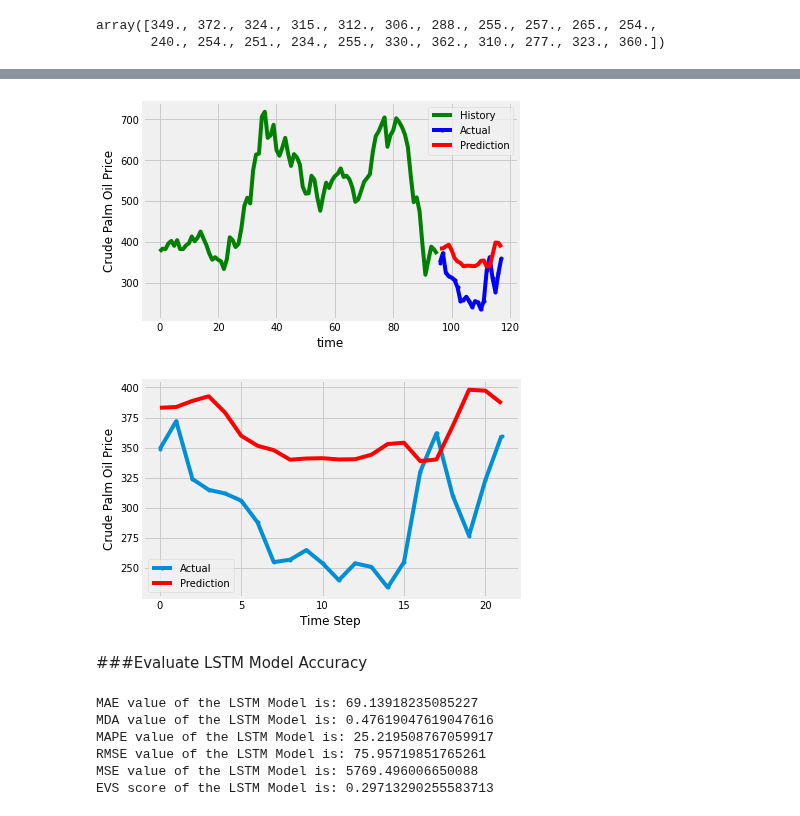
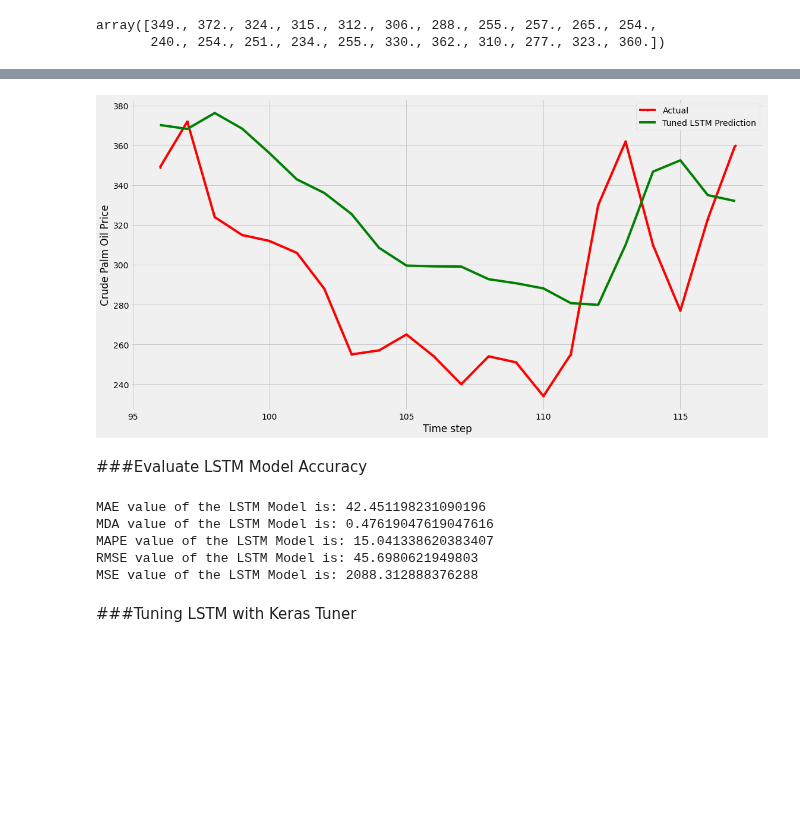
Before and after one commit to mofuoku417/Machine-Learning-Techniques-for-Multivariate-Time-Series-Forecasting-of-Crude-Palm-Oil-Prices, a Jupyter notebook: MV_LSTM.ipynb, the cells around one changed output, grey strips where cells are left out. Drawn from its saved outputs; the diff is of its cells as text; code cells hidden in the pictures; blank space fills up the shorter version.

```diff
--- a/MV_LSTM.ipynb
+++ b/MV_LSTM.ipynb
@@ -72,0 +119,3 @@ del df['date']
+# %%
+df.set_index('date', inplace=True)
+df.info()
@@ -176,8 +198,6 @@ train.head()
 # %%
-#f_transformer = RobustScaler()
 f_transformer = MinMaxScaler()
-feature_columns = ['cno_pri', 'oli_pri', 'rps_pri', 'pno_pri', 'sbo_pri', 'sfo_pri',
-                   'wti_spri', 'srad', 'q_mm', 'humidity']
+feature_columns = ['cno_pri', 'oli_pri', 'rps_pri', 'pno_pri', 'sbo_pri', 'sfo_pri']
 f_transformer = f_transformer.fit(train[feature_columns].to_numpy())
 train.loc[:, feature_columns] = f_transformer.transform(train[feature_columns].to_numpy())
 train.head()
@@ -274,0 +274,13 @@ Epoch 50/50
+# %%
+LSTM_model = tf.keras.Sequential()
+LSTM_model.add(tf.keras.layers.LSTM(units=85, activation='tanh', input_shape=(X_test.shape[1], X_test.shape[2])))
+LSTM_model.add(tf.keras.layers.Dense(64, activation='tanh'))
+LSTM_model.add(tf.keras.layers.Dense(1))
+
+# compile model using adam
+LSTM_model.compile(optimizer='adam',loss='mse',metrics=['mse'])
+# model training
+history = LSTM_model.fit(X_train, y_train, epochs=100, batch_size = 64, validation_split=0.2) #epochs = 30, batch_size = 60
+
+# model evaluation
+LSTM_model.evaluate(X_test, y_test)
@@ -311,4 +345,4 @@ _________________________________________________________________
 # %%
-y_pred = lstm_model.predict(X_test)
+y_pred = LSTM_model.predict(X_test)
 y_pred
 # %% [output]
@@ -392,46 +427,38 @@ array([383.13544, 383.76956, 388.8438 , 392.66113, 379.16568, 359.83618,
 # %%
-plt.plot(np.arange(0, len(y_train)), y_train_inv, color='green', label="History")
-plt.plot(np.arange(len(y_train), len(y_train) + len(y_test)), y_test_inv, color='blue', marker='.', label="Actual")
-plt.plot(np.arange(len(y_train), len(y_train) + len(y_test)), y_pred_inv, color='red', label="Prediction")
+plt.figure(figsize=(17,9))
+#plt.grid()
+#plt.plot(np.arange(0, len(y_train)), y_train_inv, color='green', label="History")
+plt.plot(np.arange(len(y_train), len(y_train) + len(y_test)), y_test_inv, color='red', marker='.', label="Actual")
+plt.plot(np.arange(len(y_train), len(y_train) + len(y_test)), y_pred_inv, color='green', label="Tuned LSTM Prediction")
 plt.ylabel('Crude Palm Oil Price')
-plt.xlabel('time')
+plt.xlabel('Time step')
 plt.legend()
-plt.show();
+ax.grid()
 # %% [output]
-[figure, old version]
+[figure, new version]
-# %%
-plt.plot(y_test_inv, marker='.', label="Actual")
-plt.plot(y_pred_inv, color='red', label="Prediction")
-plt.ylabel('Crude Palm Oil Price')
-plt.xlabel('Time Step')
-plt.legend()
-plt.show();
-# %% [output]
-[figure, removed]
 # %% [markdown]
 ###Evaluate LSTM Model Accuracy
 # %%
-MAE_lstm = mean_absolute_error(y_test_inv, y_pred_inv)
-print('MAE value of the LSTM Model is:', MAE_lstm)
+MAE_LSTM = mean_absolute_error(y_test_inv, y_pred_inv)
+print('MAE value of the LSTM Model is:', MAE_LSTM)
 
-MDA_lstm = mda(y_test_inv, y_pred_inv)
-print('MDA value of the LSTM Model is:', MDA_lstm)
+MDA_LSTM = mda(y_test_inv, y_pred_inv)
+print('MDA value of the LSTM Model is:', MDA_LSTM)
 
-MAPE_lstm = mean_absolute_percentage_error(y_test_inv, y_pred_inv)
-print('MAPE value of the LSTM Model is:', MAPE_lstm)
+MAPE_LSTM = mean_absolute_percentage_error(y_test_inv, y_pred_inv)
+print('MAPE value of the LSTM Model is:', MAPE_LSTM)
 
-RMSE_lstm = mean_squared_error(y_test_inv,y_pred_inv, squared=False)
-print('RMSE value of the LSTM Model is:', RMSE_lstm)
+RMSE_LSTM = mean_squared_error(y_test_inv,y_pred_inv, squared=False)
+print('RMSE value of the LSTM Model is:', RMSE_LSTM)
 
-MSE_lstm = mean_squared_error(y_test_inv,y_pred_inv)
-print('MSE value of the LSTM Model is:', MSE_lstm)
+MSE_LSTM = mean_squared_error(y_test_inv,y_pred_inv)
+print('MSE value of the LSTM Model is:', MSE_LSTM)
 
-EVS_lstm = explained_variance_score(y_test_inv, y_pred_inv)
-print('EVS score of the LSTM Model is:', EVS_lstm)
+#EVS_LSTM = explained_variance_score(y_test_inv, y_pred_inv)
+#print('EVS score of the LSTM Model is:', EVS_LSTM)
 # %% [output]
-MAE value of the LSTM Model is: 69.13918235085227
+MAE value of the LSTM Model is: 42.451198231090196
 MDA value of the LSTM Model is: 0.47619047619047616
-MAPE value of the LSTM Model is: 25.219508767059917
-RMSE value of the LSTM Model is: 75.95719851765261
-MSE value of the LSTM Model is: 5769.496006650088
-EVS score of the LSTM Model is: 0.29713290255583713
+MAPE value of the LSTM Model is: 15.041338620383407
+RMSE value of the LSTM Model is: 45.6980621949803
+MSE value of the LSTM Model is: 2088.312888376288
@@ -439,0 +465,2 @@ EVS score of the LSTM Model is: 0.29713290255583713
+# %% [markdown]
+###Tuning LSTM with Keras Tuner
```
Also changed, not shown: parts of 85 cells of this notebook.
